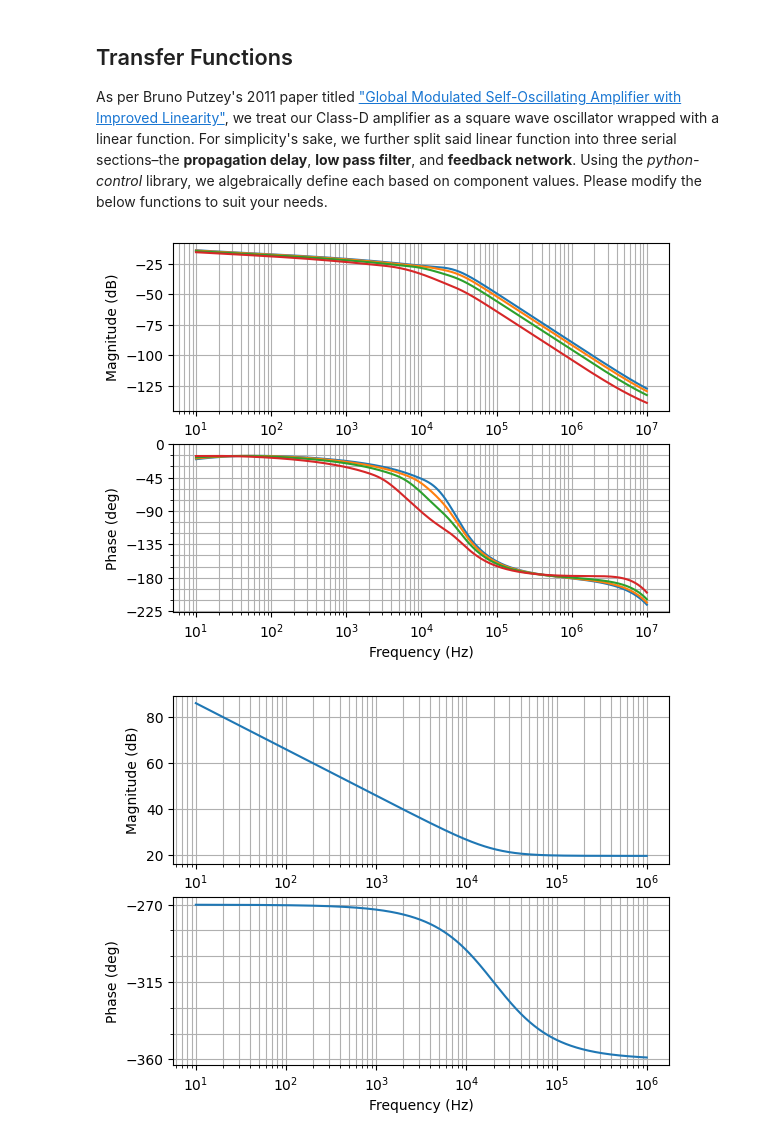
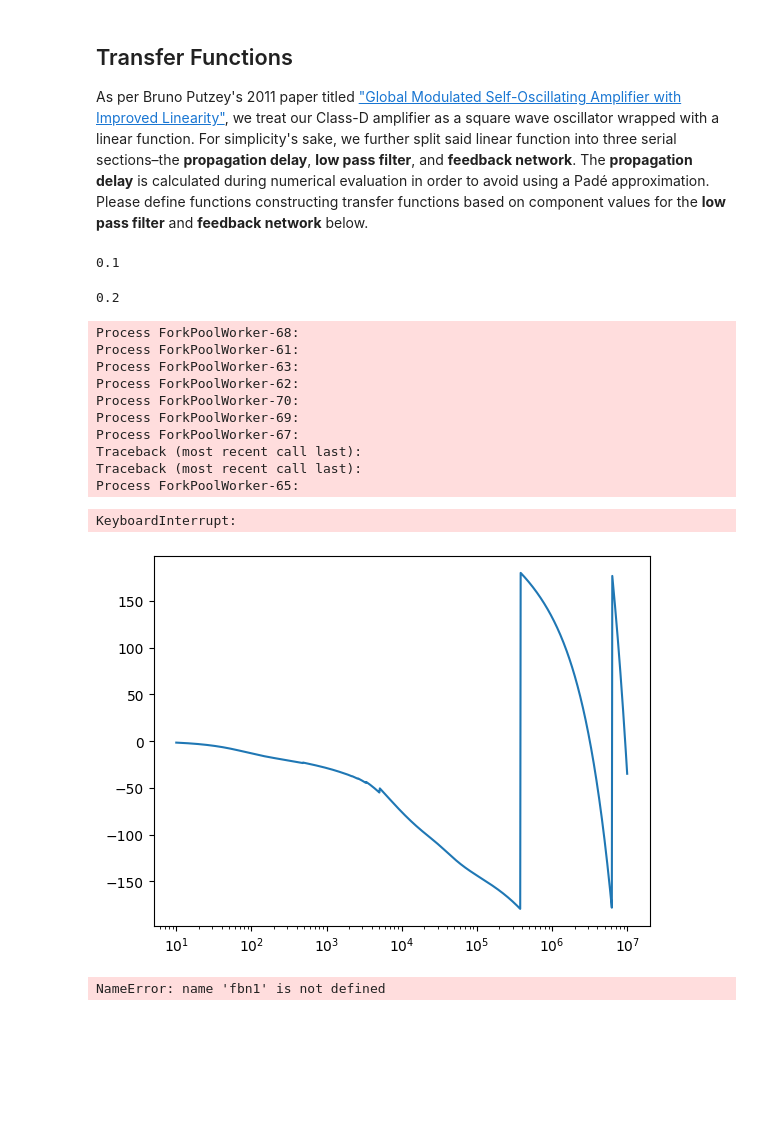
Before and after one commit to aaronlockhartdev/class-d-amp, a Jupyter notebook: JupyterLab/linear_func.ipynb, the cells around one changed output. Drawn from its saved outputs; the diff is of its cells as text; code cells hidden in the pictures; blank space fills up the shorter version.

Commit message:
Implemented example fbn to verify computational accuracy, began refactoring

```diff
--- a/JupyterLab/linear_func.ipynb
+++ b/JupyterLab/linear_func.ipynb
@@ -31,19 +72,27 @@ Requirement already satisfied: pure-eval in ./.venv/lib/python3.11/site-packages
 # %% [markdown]
 ## Transfer Functions
 
-As per Bruno Putzey's 2011 paper titled ["Global Modulated Self-Oscillating Amplifier with Improved Linearity"](https://www.hypex.nl/media/3f/62/4a/1682342035/Globally%20modulated%20self-oscillating%20amplifier.pdf), we treat our Class-D amplifier as a square wave oscillator wrapped with a linear function. For simplicity's sake, we further split said linear function into three serial sections–the **propagation delay**, **low pass filter**, and **feedback network**. Using the *python-control* library, we algebraically define each based on component values. Please modify the below functions to suit your needs.
+As per Bruno Putzey's 2011 paper titled ["Global Modulated Self-Oscillating Amplifier with Improved Linearity"](https://www.hypex.nl/media/3f/62/4a/1682342035/Globally%20modulated%20self-oscillating%20amplifier.pdf), we treat our Class-D amplifier as a square wave oscillator wrapped with a linear function. For simplicity's sake, we further split said linear function into three serial sections–the **propagation delay**, **low pass filter**, and **feedback network**. The **propagation delay** is calculated during numerical evaluation in order to avoid using a Padé approximation. Please define functions constructing transfer functions based on component values for the **low pass filter** and **feedback network** below.
 # %%
-def delay(td) -> ct.TransferFunction:
-    s = ct.tf('s')
-
-    return ct.TransferFunction(*ct.pade(td, n=20))
-
 def lpf(L, C, R_load) -> ct.TransferFunction:
     s = ct.tf('s')
 
     return R_load / (R_load * L * C * s**2 + L * s + R_load)
 
-def fbn(R_in, R_fb, R_lead, C_lead, C_int, R1_int, R2_int, R_int) -> ct.TransferFunction:
+def fbn_example(R_in, C_in, R_lead, C_lead, R_fb, R_sep) -> ct.TransferFunction:
+    s = ct.tf('s')
+
+    b = R_lead + 1 / (C_lead * s)
+
+    a = b + R_sep
+
+    H_n = R_in * (a + R_fb) / (R_fb * a + R_in * a + R_fb *  R_in * a * C_in * s + R_fb * R_in)
+
+    H = (R_sep + H_n * b) / (R_sep + b)
+
+    return H
+
+def fbn2(R_in, R_fb, R_lead, C_lead, C_int, R1_int, R2_int, R_int) -> ct.TransferFunction:
     s = ct.tf('s')
 
     a = R1_int * R2_int * C_int * R_int * C_lead  * (R_in + R_fb)
@@ -53,6 +102,25 @@ def fbn(R_in, R_fb, R_lead, C_lead, C_int, R1_int, R2_int, R_int) -> ct.Transfer
     cb = (R_in + R_fb) * R2_int * R_lead
 
     return (a * s**2 + b * s + ca)/(a * s**2 + (b + bd) * s + cb)
+# %%
+plot(lpf(30e-6, 680e-9, 4) *
+     fbn_example(1.8e3, 2.2e-9, 1e3, 330e-12, 8.2e3, 680),
+     10, 2e6, H_prop=160e-9)
+# %% [output]
+0.1
+0.2
+Process ForkPoolWorker-68:
+Process ForkPoolWorker-61:
+Process ForkPoolWorker-63:
+Process ForkPoolWorker-62:
+Process ForkPoolWorker-70:
+Process ForkPoolWorker-69:
+Process ForkPoolWorker-67:
+Traceback (most recent call last):
+Traceback (most recent call last):
+Process ForkPoolWorker-65:
+KeyboardInterrupt:
+[figure, added]
 # %%
 def calc_fresp(H: ct.TransferFunction, H_prop: float, h: float, omega):
     """ Calculates the frequency response of a given linear wrapper
@@ -79,18 +167,8 @@ def calc_fresp(H: ct.TransferFunction, H_prop: float, h: float, omega):
-# %%
-omega = 2 * np.pi * np.logspace(1, 7, num=1000)
-
-_ = ct.bode_plot([calc_fresp(
-    lpf(33e-6, 1e-6, 4) *
-    fbn(2.2e3, 100e3, 220, 2.2e-12, 100e-9, 1e6, 220e3, 22e3),
-    20e-9, i/10, omega) for i in [5, 3, 2, 1]], omega, dB=True, Hz=True)
-# %% [output]
-[figure, removed]
-# %%
-omega = 2 * np.pi * np.logspace(1, 6, num=1000)
-s = ct.tf('s')
-
-_ = ct.bode_plot(calc_fresp(
-    1 - (10 ** 6 / s), 1e-10,
-    0.5, omega), omega, dB=True, Hz=True)
-# %% [output]
-[figure, removed]
+# %%
+H = (lpf(30e-6, 680e-9, 4) *
+     fbn1(1.8e3, 2.2e-9, 1e3, 330e-12, 8.2e3, 680) *
+     ct.tf(*ct.pade(160e-9)))
+
+_ = ct.bode_plot(H, Hz=True, dB=True, omega_limits=(10, 40e3))
+# %% [output]
+NameError: name 'fbn1' is not defined
```
Also changed, not shown: parts of 5 cells of this notebook, 1 other file.
